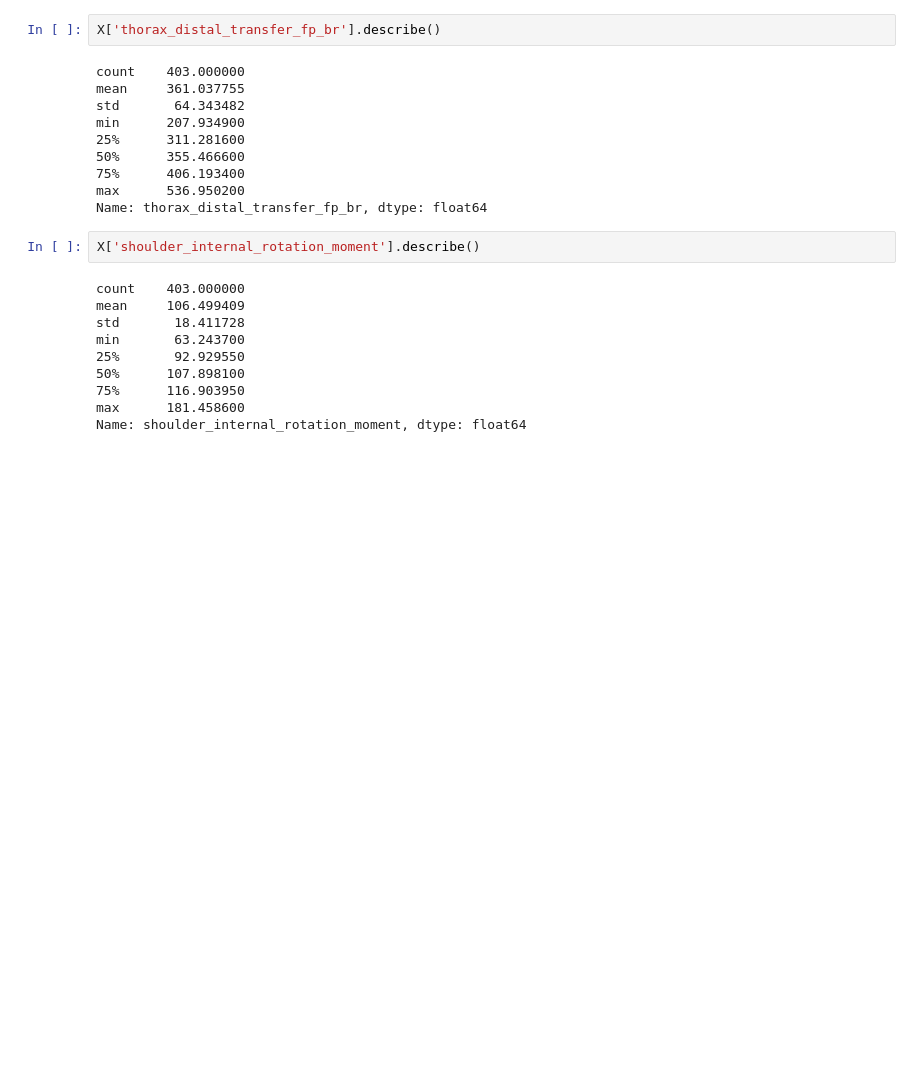
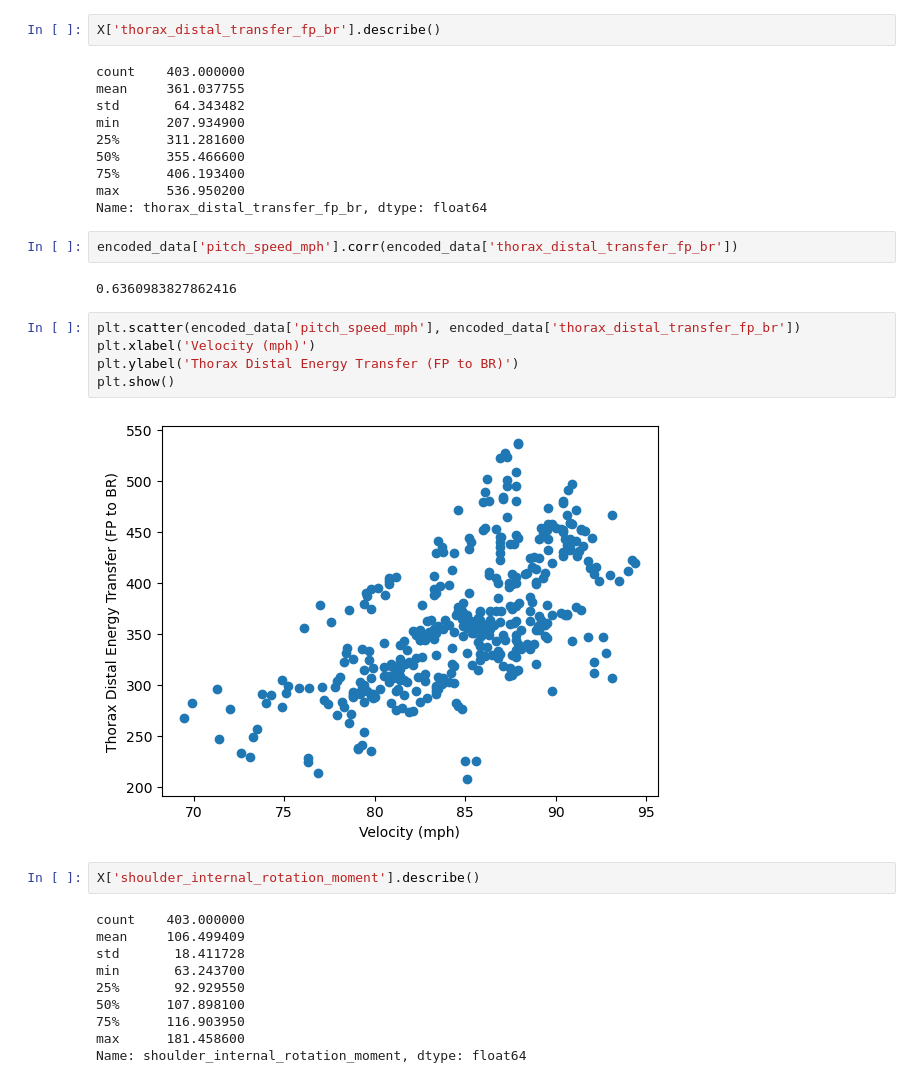
Before and after one commit to jisoawe/Biomech_Pitch_Velo_Prediction, a Jupyter notebook: Biomech_Velo_Prediction.ipynb, the cells around one changed output. Drawn from its saved outputs; the diff is of its cells as text; blank space fills up the shorter version.

```diff
--- a/Biomech_Velo_Prediction.ipynb
+++ b/Biomech_Velo_Prediction.ipynb
@@ -370,6 +392,17 @@ min      207.934900
 75%      406.193400
 max      536.950200
 Name: thorax_distal_transfer_fp_br, dtype: float64
+# %%
+encoded_data['pitch_speed_mph'].corr(encoded_data['thorax_distal_transfer_fp_br'])
+# %% [output]
+0.6360983827862416
+# %%
+plt.scatter(encoded_data['pitch_speed_mph'], encoded_data['thorax_distal_transfer_fp_br'])
+plt.xlabel('Velocity (mph)')
+plt.ylabel('Thorax Distal Energy Transfer (FP to BR)')
+plt.show()
+# %% [output]
+[figure, added]
 # %%
 X['shoulder_internal_rotation_moment'].describe()
 # %% [output]
```
Also changed, not shown: parts of 16 cells of this notebook.
